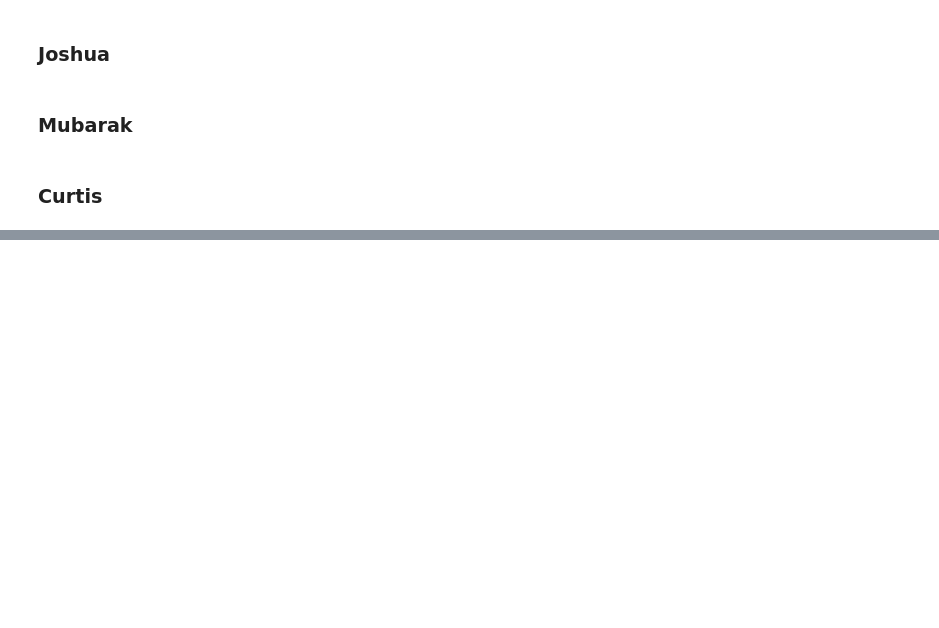
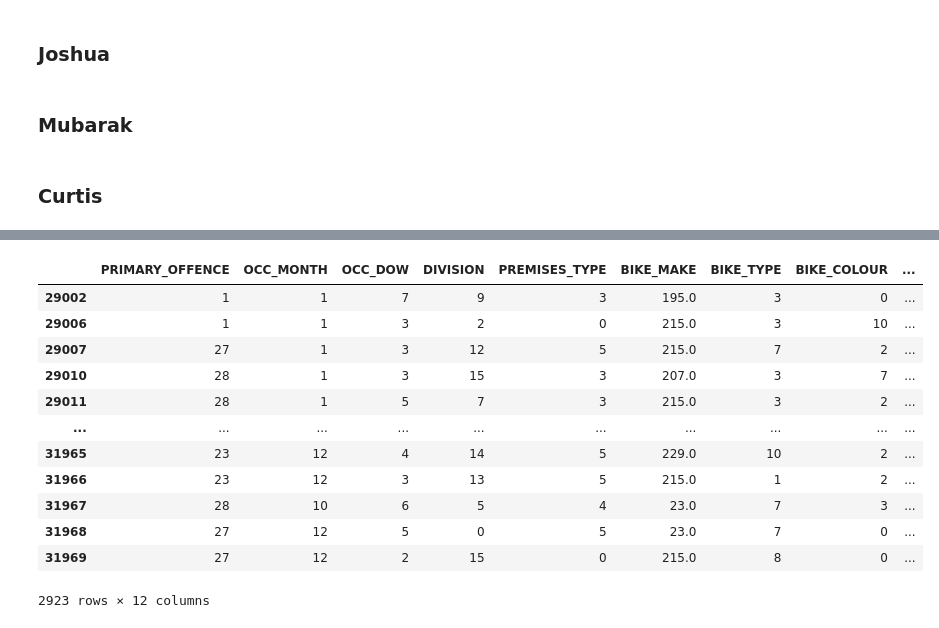
Before and after one commit to Kishoreayyasamy/Machine-Learning-Project, a Jupyter notebook: CST8502_GROUP9_CODE.ipynb, the cells around one changed output, grey strips where cells are left out. Drawn from its saved outputs; the diff is of its cells as text; code cells hidden in the pictures; blank space fills up the shorter version.

```diff
--- a/CST8502_GROUP9_CODE.ipynb
+++ b/CST8502_GROUP9_CODE.ipynb
@@ -372,0 +311,21 @@ for x in range(0,4):
+# %%
+encoder = preprocessing.LabelEncoder()
+categoricalData = [col for col in bicycleTheftData.columns if bicycleTheftData[col].dtype == 'object']
+for col in categoricalData:
+    bicycleTheftData[col] = encoder.fit_transform(bicycleTheftData[col])
+# %%
+bicycleTheftData
+# %% [output]
+|  | PRIMARY_OFFENCE | OCC_MONTH | OCC_DOW | DIVISION | PREMISES_TYPE | BIKE_MAKE | BIKE_TYPE | BIKE_COLOUR | ... |
+| 29002 | 1 | 1 | 7 | 9 | 3 | 195.0 | 3 | 0 | ... |
+| 29006 | 1 | 1 | 3 | 2 | 0 | 215.0 | 3 | 10 | ... |
+| 29007 | 27 | 1 | 3 | 12 | 5 | 215.0 | 7 | 2 | ... |
+| 29010 | 28 | 1 | 3 | 15 | 3 | 207.0 | 3 | 7 | ... |
+| 29011 | 28 | 1 | 5 | 7 | 3 | 215.0 | 3 | 2 | ... |
+| ... | ... | ... | ... | ... | ... | ... | ... | ... | ... |
+| 31965 | 23 | 12 | 4 | 14 | 5 | 229.0 | 10 | 2 | ... |
+| 31966 | 23 | 12 | 3 | 13 | 5 | 215.0 | 1 | 2 | ... |
+| 31967 | 28 | 10 | 6 | 5 | 4 | 23.0 | 7 | 3 | ... |
+| 31968 | 27 | 12 | 5 | 0 | 5 | 23.0 | 7 | 0 | ... |
+| 31969 | 27 | 12 | 2 | 15 | 0 | 215.0 | 8 | 0 | ... |
+2923 rows × 12 columns
```
Also changed, not shown: parts of 58 cells of this notebook.
